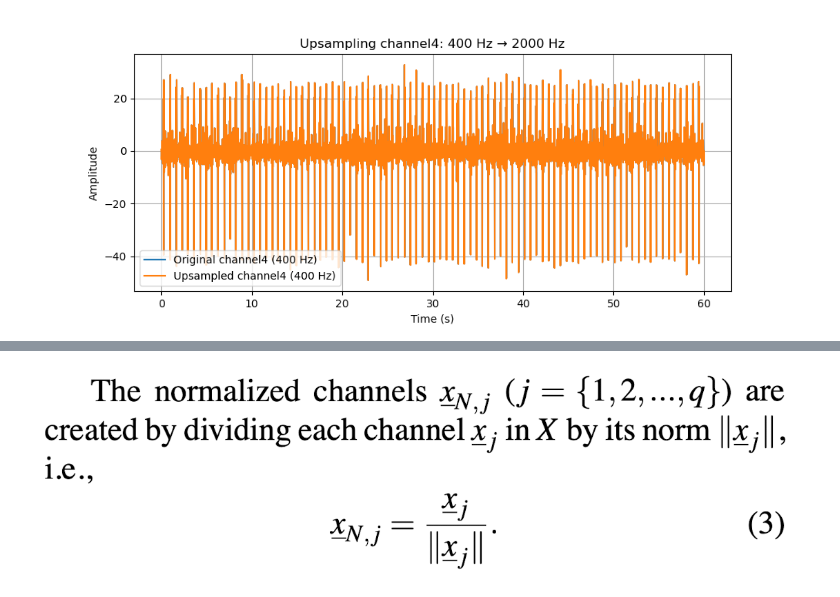
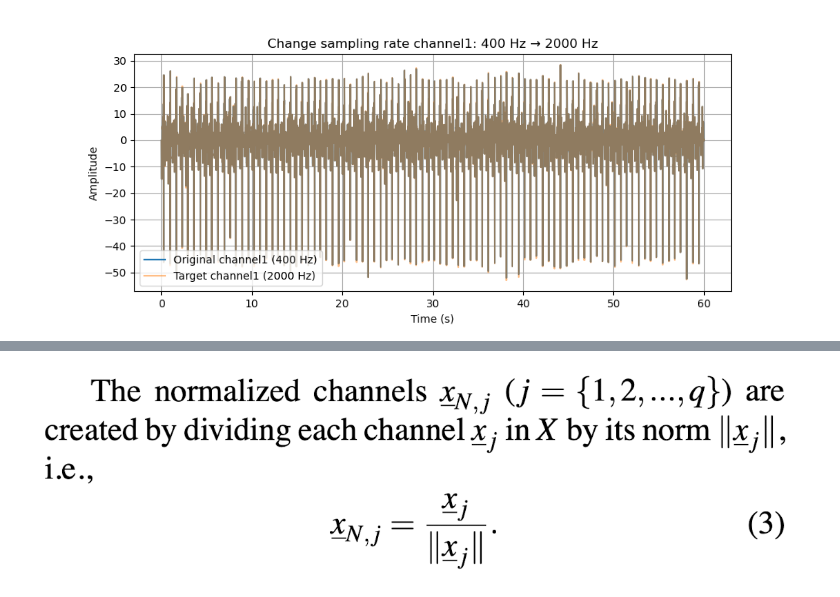
Before and after one commit to EmadBahreini/Fetal_ECG_Detector, a Jupyter notebook: my-way.ipynb, the cells around one changed output, grey strips where cells are left out. Cells and saved outputs as stored; diff of their text form; code cells hidden in the pictures.

```diff
--- a/my-way.ipynb
+++ b/my-way.ipynb
@@ -13,3 +21,40 @@ QRSpostions = np.loadtxt('set-a-text/a21.fqrs.txt',dtype=int,)
+# %%
+def changeSamplingRate(df: pd.DataFrame, original_fs: int = 1000, target_fs: int = 400,plot_result = False) -> pd.DataFrame:
+    # Calculate the upsampling factor
+    upsample_factor = target_fs / original_fs
+
+    # Initialize a new dictionary to store resampled data
+    resampled_data = {}
+
+    # Adjust the time column
+    original_time = df['time'].values
+    total_duration = original_time[-1]  # Total time duration in seconds
+    new_sample_count = int(len(original_time) * upsample_factor)
+    resampled_data['time'] = np.linspace(0, total_duration, new_sample_count)
+
+    for col in df.columns:
+        if col != 'time':
+                        # Resample the signal using polyphase resampling
+            resampled_data[col] = resample_poly(df[col], up=target_fs, down=original_fs)
+
+
+    if plot_result:
+        channel_to_plot = df.columns[1]
+
+        plt.figure(figsize=(10, 4))
+        plt.plot(df.time, df[channel_to_plot],label=f"Original {channel_to_plot} ({original_fs} Hz)",)
+        plt.plot(resampled_data['time'], resampled_data[channel_to_plot], label=f"Target {channel_to_plot} ({target_fs} Hz)", alpha=0.5)
+        plt.xlabel("Time (s)")
+        plt.ylabel("Amplitude")
+        plt.legend()
+        plt.title(f"Change sampling rate {channel_to_plot}: {original_fs} Hz → {target_fs} Hz")
+        plt.grid()
+        plt.show()
+
+    return pd.DataFrame(resampled_data)
+# %%
+s1 = changeSamplingRate(data, original_fs=1000, target_fs=400)
+sampling_rate = 400
 # %%
 s1.head()
 # %% [output]
@@ -57,7 +132,7 @@ def plot_filter_response(freq,freq_resp):
     plt.ylim([-600, 0])  # Limit the y-axis for better visualization
     plt.show()
 # %%
-def wander_removal(signal, cutoff=3.0, fs=400, num_taps=1001,
+def wander_removal(signal, cutoff=3.0, fs=sampling_rate, num_taps=1001,
                    plot_filter_coefs=False, plot_filter_resp=False, plot_result=False):
     """
     Apply a high-pass filter to remove baseline wander from the ECG signal.
@@ -125,7 +200,7 @@ def baseline_wander_remover(fecg_df:pd.DataFrame)->pd.DataFrame:
     dummy_df = fecg_df.copy()
     for i in dummy_df.columns:
         if(i != 'time'):
-            dummy_df[i] = wander_removal(dummy_df[i])
+            dummy_df[i] = wander_removal(dummy_df[i],fs=sampling_rate,plot_filter_resp=False,plot_result=False,)
     return dummy_df
 # %%
 s2 = baseline_wander_remover(s1)
@@ -372,5 +409,5 @@ def upsampling(fecg_df: pd.DataFrame, fs: int, new_fs: int, plot_result=False) -
 # %%
-s4 = upsampling(s3, 400, 2000,plot_result=True)
+s4 = changeSamplingRate(s3, 400, 2000,plot_result=True)
 sampling_rate = 2000  # Hz
 # %% [output]
-[figure, old version]
+[figure, new version]
```
Also changed, not shown: parts of 34 cells of this notebook, 7 other files.
